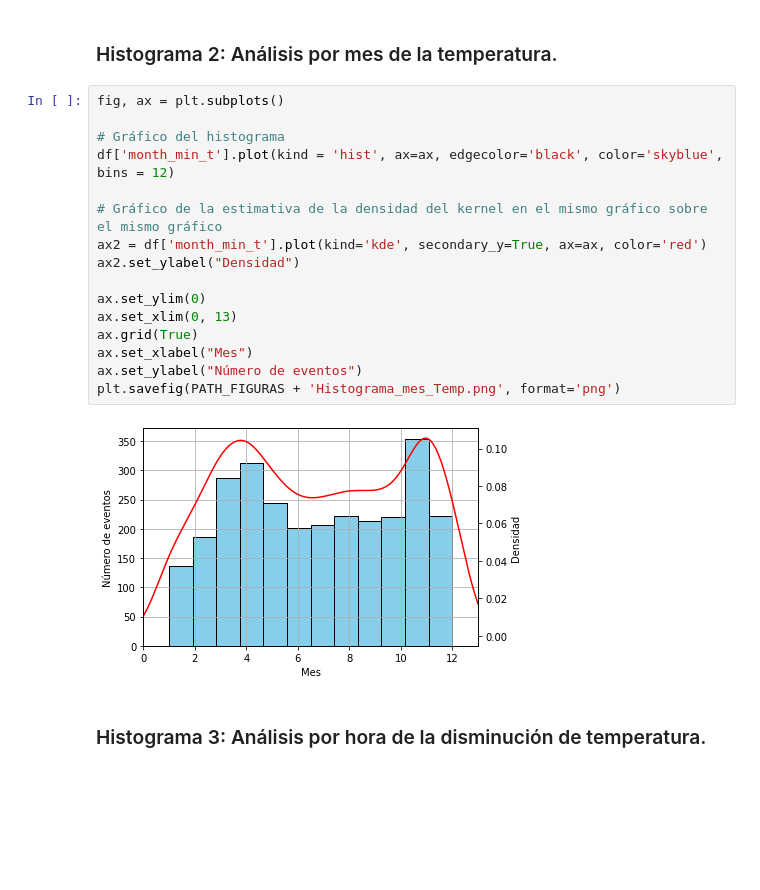
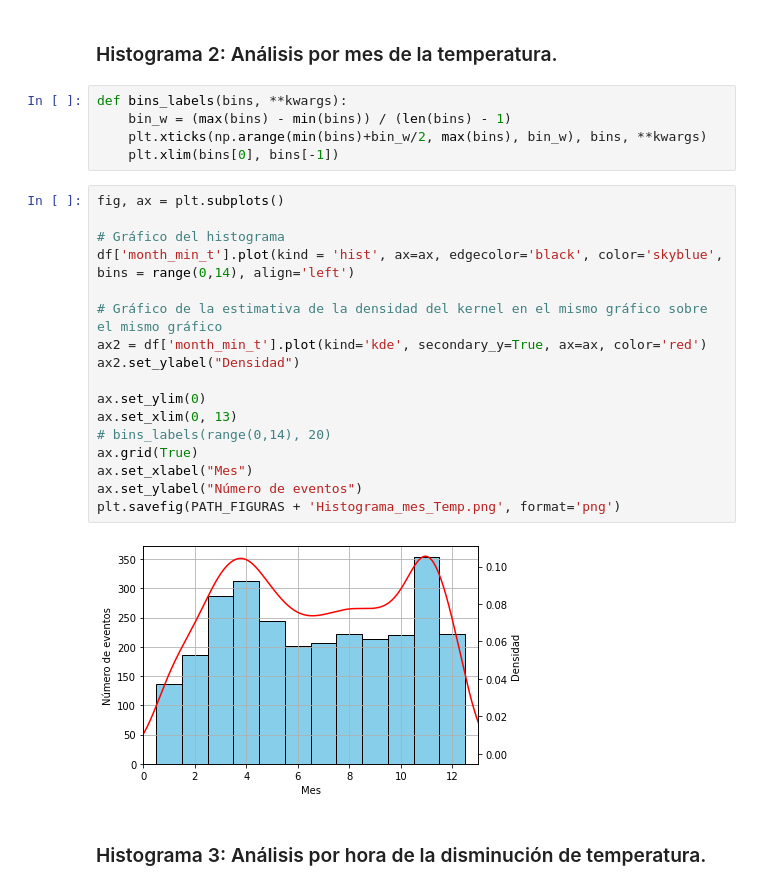
Before and after one commit to chris051091/Seminario-3, a Jupyter notebook: histograms/src/Histogramas.ipynb, the cells around one changed output. Drawn from its saved outputs; the diff is of its cells as text; blank space fills up the shorter version.

```diff
--- a/histograms/src/Histogramas.ipynb
+++ b/histograms/src/Histogramas.ipynb
@@ -47,23 +47,29 @@ plt.savefig(PATH_FIGURAS + 'Histograma_hora_Temp.png', format='png')
 # %% [markdown]
 ### Histograma 2: Análisis por mes de la temperatura.
+# %%
+def bins_labels(bins, **kwargs):
+    bin_w = (max(bins) - min(bins)) / (len(bins) - 1)
+    plt.xticks(np.arange(min(bins)+bin_w/2, max(bins), bin_w), bins, **kwargs)
+    plt.xlim(bins[0], bins[-1])
 # %%
 fig, ax = plt.subplots()
 
 # Gráfico del histograma
-df['month_min_t'].plot(kind = 'hist', ax=ax, edgecolor='black', color='skyblue', bins = 12)
+df['month_min_t'].plot(kind = 'hist', ax=ax, edgecolor='black', color='skyblue', bins = range(0,14), align='left')
 
 # Gráfico de la estimativa de la densidad del kernel en el mismo gráfico sobre el mismo gráfico
 ax2 = df['month_min_t'].plot(kind='kde', secondary_y=True, ax=ax, color='red')
 ax2.set_ylabel("Densidad")
 
 ax.set_ylim(0)
 ax.set_xlim(0, 13)
+# bins_labels(range(0,14), 20)
 ax.grid(True)
 ax.set_xlabel("Mes")
 ax.set_ylabel("Número de eventos")
 plt.savefig(PATH_FIGURAS + 'Histograma_mes_Temp.png', format='png')
 # %% [output]
-[figure, old version]
+[figure, new version]
 # %% [markdown]
 ### Histograma 3: Análisis por hora de la disminución de temperatura.
 # %%
```
Also changed, not shown: parts of 3 cells of this notebook, 5 other files.
